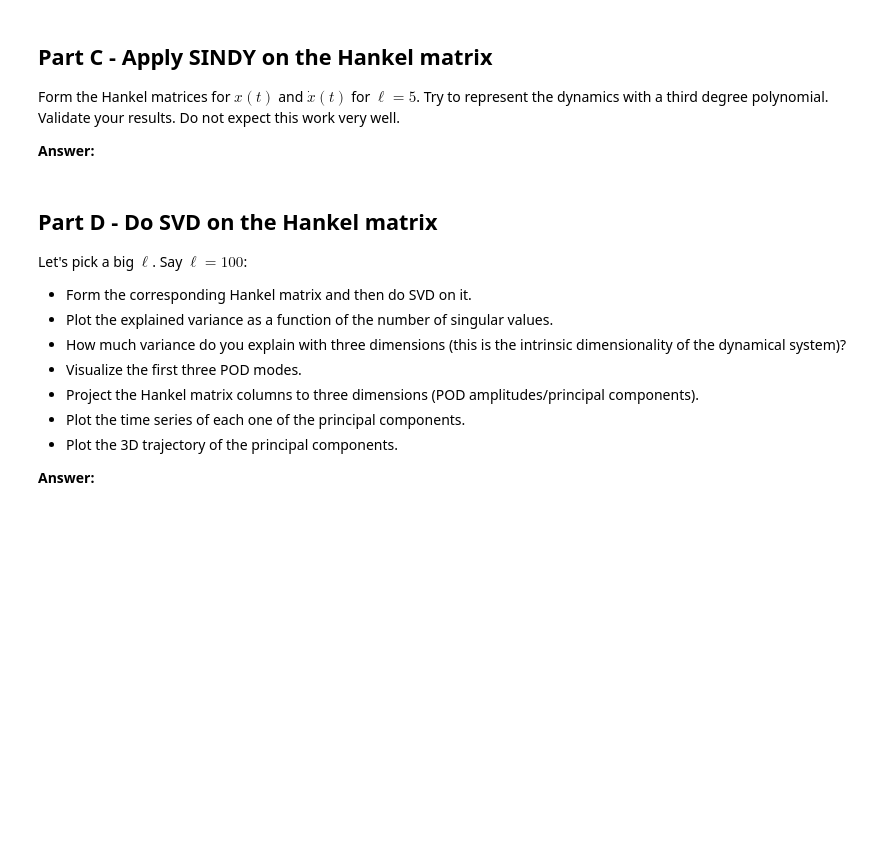
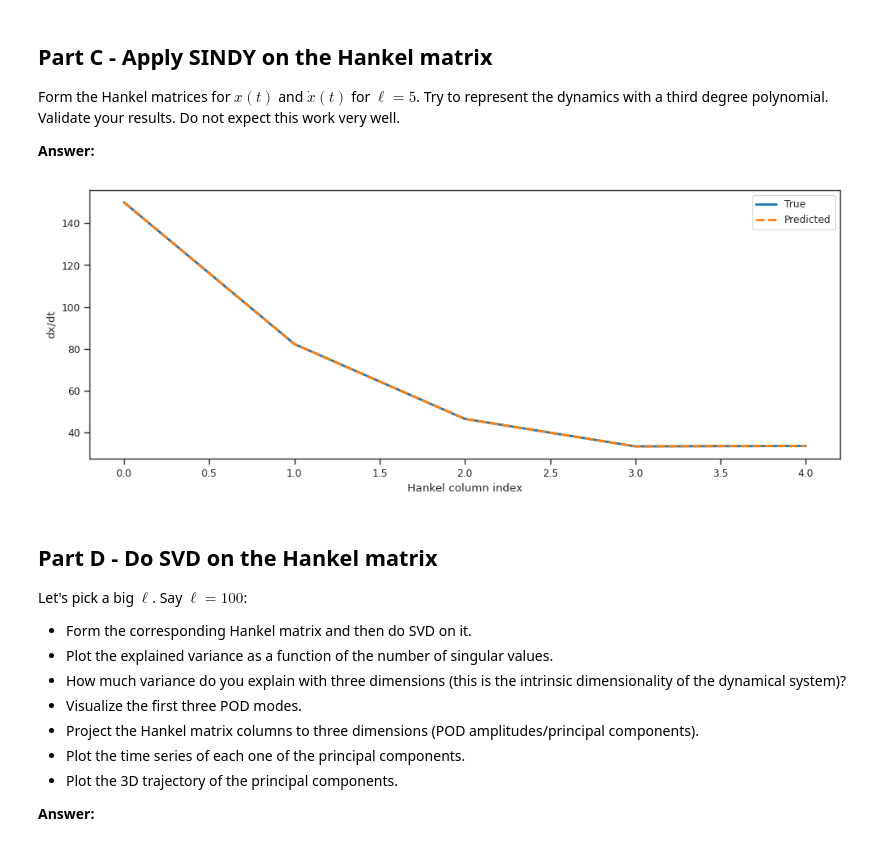
Before and after one commit to Harrydirk41/tiny-shell, a Jupyter notebook: book/homework/07_homework.ipynb, the cells around one changed output. Cells and saved outputs as stored; diff of their text form; code cells hidden in the pictures; blank space fills up the shorter version.

```diff
--- a/book/homework/07_homework.ipynb
+++ b/book/homework/07_homework.ipynb
@@ -180,8 +132,14 @@ $$
 Write a function that forms the Hankel matrix given the data and $\ell$.
 
 **Answer:**
-# %%
-def make_hankel(xs, ell):
-    """Write a good docstring."""
-    # write your code here
-    pass
+# %%
+import numpy as np
+
+def make_hankel(xs, ell):
+  xs = np.asarray(xs)
+  m = xs.shape[0]
+  return np.column_stack([xs[i: m - ell + i + 1] for i in range(ell)])
+
+ell = 100
+H = make_hankel(partial_xs, ell)
+print("Hankel matrix shape:", H.shape)
@@ -199,3 +161,30 @@ Do not expect this work very well.
+# %%
+import numpy as np
+import matplotlib.pyplot as plt
+from sklearn.preprocessing import PolynomialFeatures
+from sklearn.linear_model import LinearRegression
+
+ell = 5
+H_x = make_hankel(partial_xs[:200], ell)
+H_dx = make_hankel(partial_dxs[:200], ell)
+X = H_x.T
+y = H_dx[0]
+poly = PolynomialFeatures(degree=3, include_bias=False)
+X_poly = poly.fit_transform(X)
+model = LinearRegression()
+model.fit(X_poly, y)
+y_pred = model.predict(X_poly)
+mse = np.mean((y_pred - y)**2)
+plt.figure(figsize=(10, 4))
+plt.plot(y, label="True", linewidth=2)
+plt.plot(y_pred, "--", label="Predicted", linewidth=2)
+plt.xlabel("Hankel column index")
+plt.ylabel("dx/dt")
+plt.legend()
+plt.tight_layout()
+plt.show()
+# %% [output]
+[figure, added]
 # %% [markdown]
 ## Part D - Do SVD on the Hankel matrix
 
```
Also changed, not shown: parts of 28 cells of this notebook.
